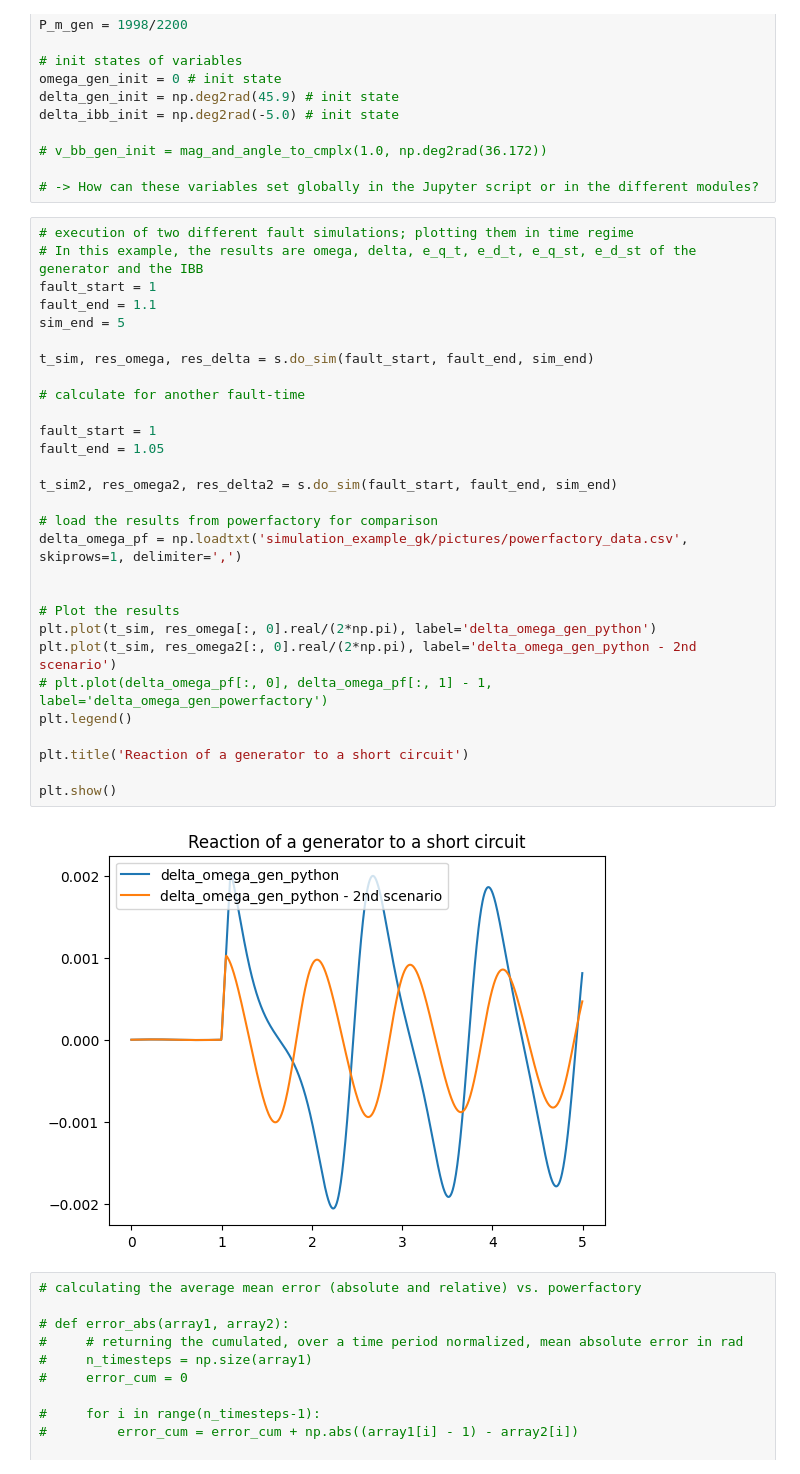
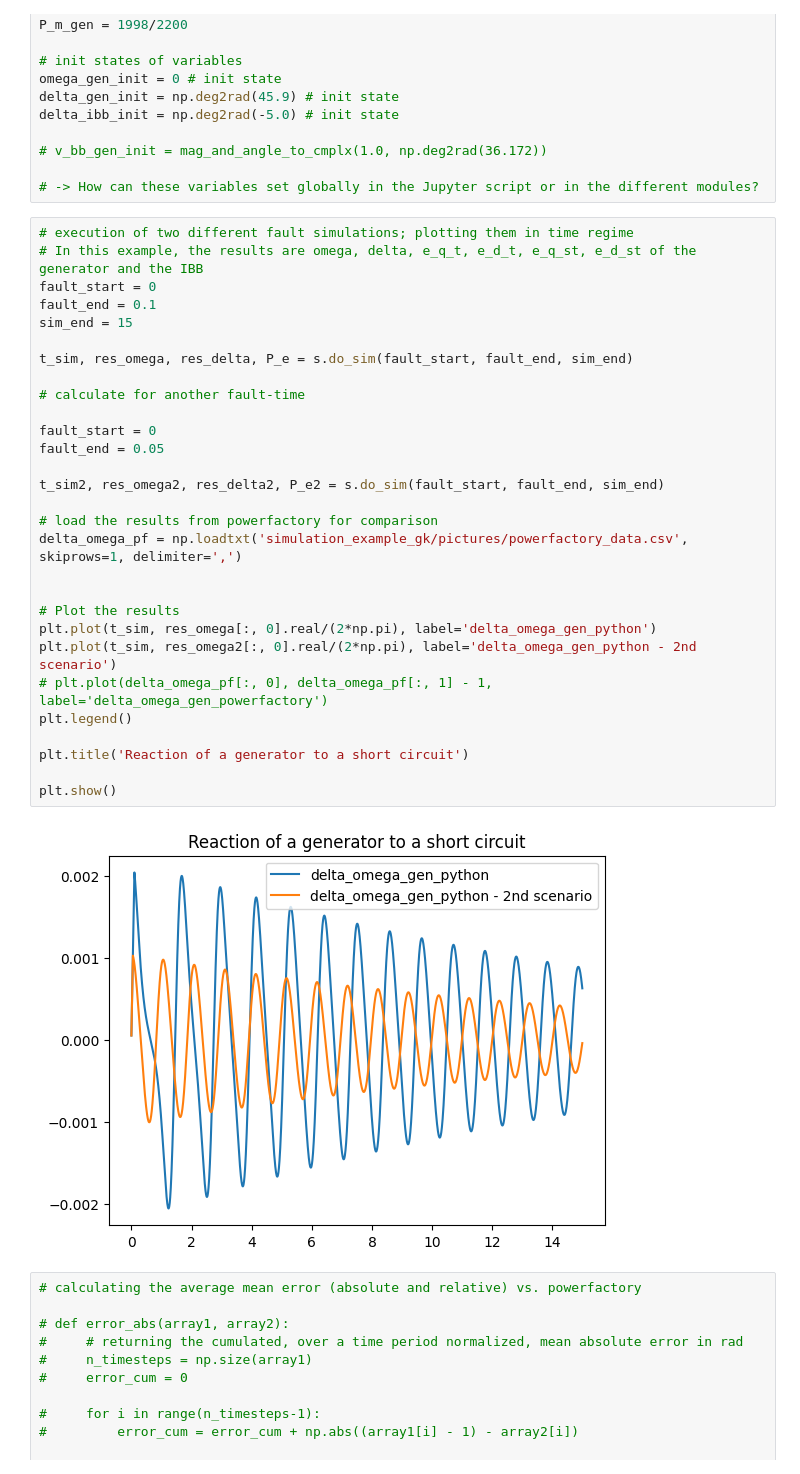
Before and after one commit to maxikoehler/Hauptseminararbeit, a Jupyter notebook: python/0_master-workbook.ipynb, the cells around one changed output. Saved outputs shown, nothing was run; the diff lists cells and outputs as text.

```diff
--- a/python/0_master-workbook.ipynb
+++ b/python/0_master-workbook.ipynb
@@ -41,34 +42,34 @@ delta_ibb_init = np.deg2rad(-5.0) # init state
 # %%
 # execution of two different fault simulations; plotting them in time regime
 # In this example, the results are omega, delta, e_q_t, e_d_t, e_q_st, e_d_st of the generator and the IBB
-fault_start = 1
-fault_end = 1.1
-sim_end = 5
+fault_start = 0
+fault_end = 0.1
+sim_end = 15
 
-t_sim, res_omega, res_delta = s.do_sim(fault_start, fault_end, sim_end)
+t_sim, res_omega, res_delta, P_e = s.do_sim(fault_start, fault_end, sim_end)
 
 # calculate for another fault-time
 
-fault_start = 1
-fault_end = 1.05
+fault_start = 0
+fault_end = 0.05
 
-t_sim2, res_omega2, res_delta2 = s.do_sim(fault_start, fault_end, sim_end)
+t_sim2, res_omega2, res_delta2, P_e2 = s.do_sim(fault_start, fault_end, sim_end)
 
 # load the results from powerfactory for comparison
 delta_omega_pf = np.loadtxt('simulation_example_gk/pictures/powerfactory_data.csv', skiprows=1, delimiter=',')
 
 
 # Plot the results
 plt.plot(t_sim, res_omega[:, 0].real/(2*np.pi), label='delta_omega_gen_python')
 plt.plot(t_sim, res_omega2[:, 0].real/(2*np.pi), label='delta_omega_gen_python - 2nd scenario')
 # plt.plot(delta_omega_pf[:, 0], delta_omega_pf[:, 1] - 1, label='delta_omega_gen_powerfactory')
 plt.legend()
 
 plt.title('Reaction of a generator to a short circuit')
 
 plt.show()
 # %% [output]
-[figure, old version]
+[figure, new version]
 # %%
 # calculating the average mean error (absolute and relative) vs. powerfactory
 
```
Also changed, not shown: parts of 9 cells of this notebook, 13 other files.
